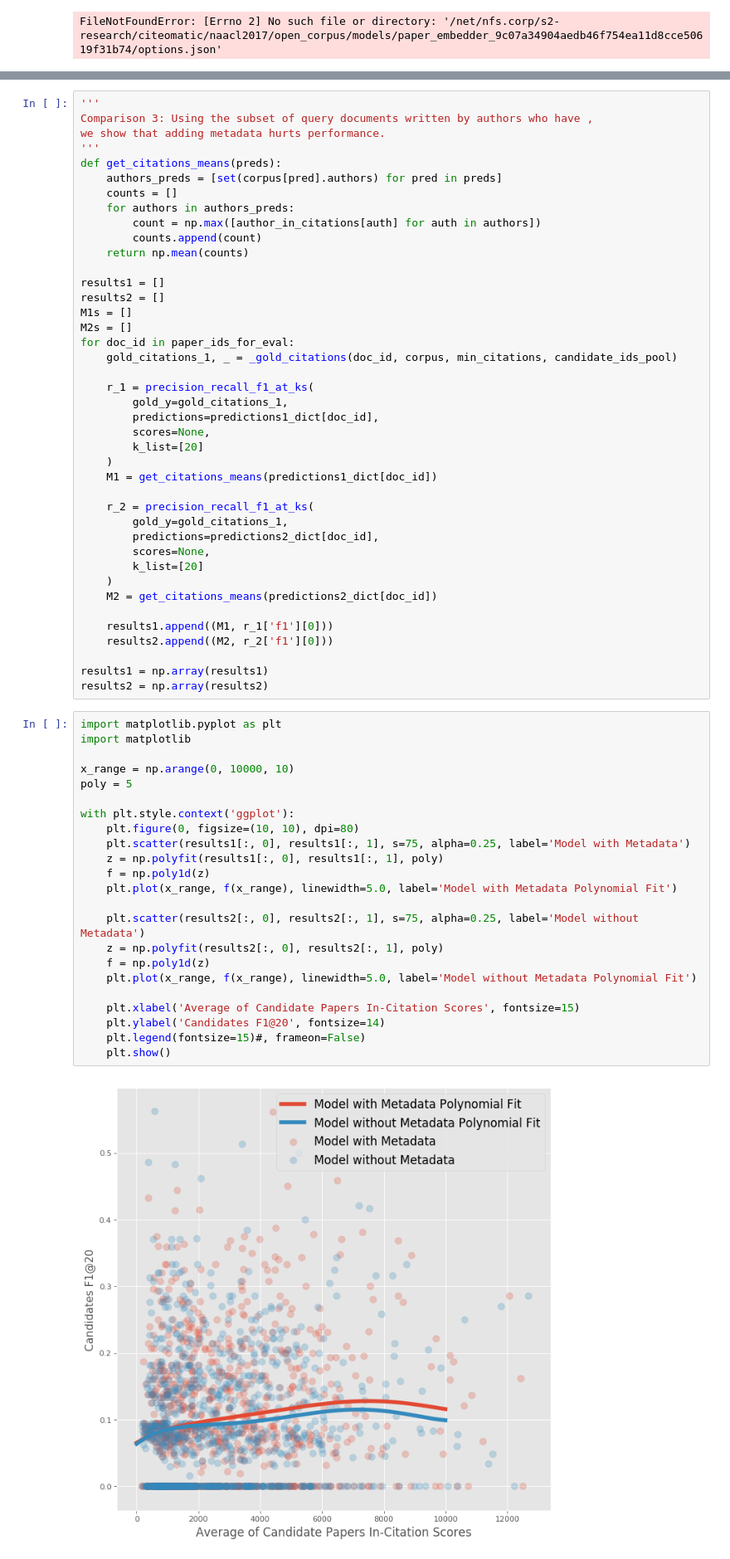
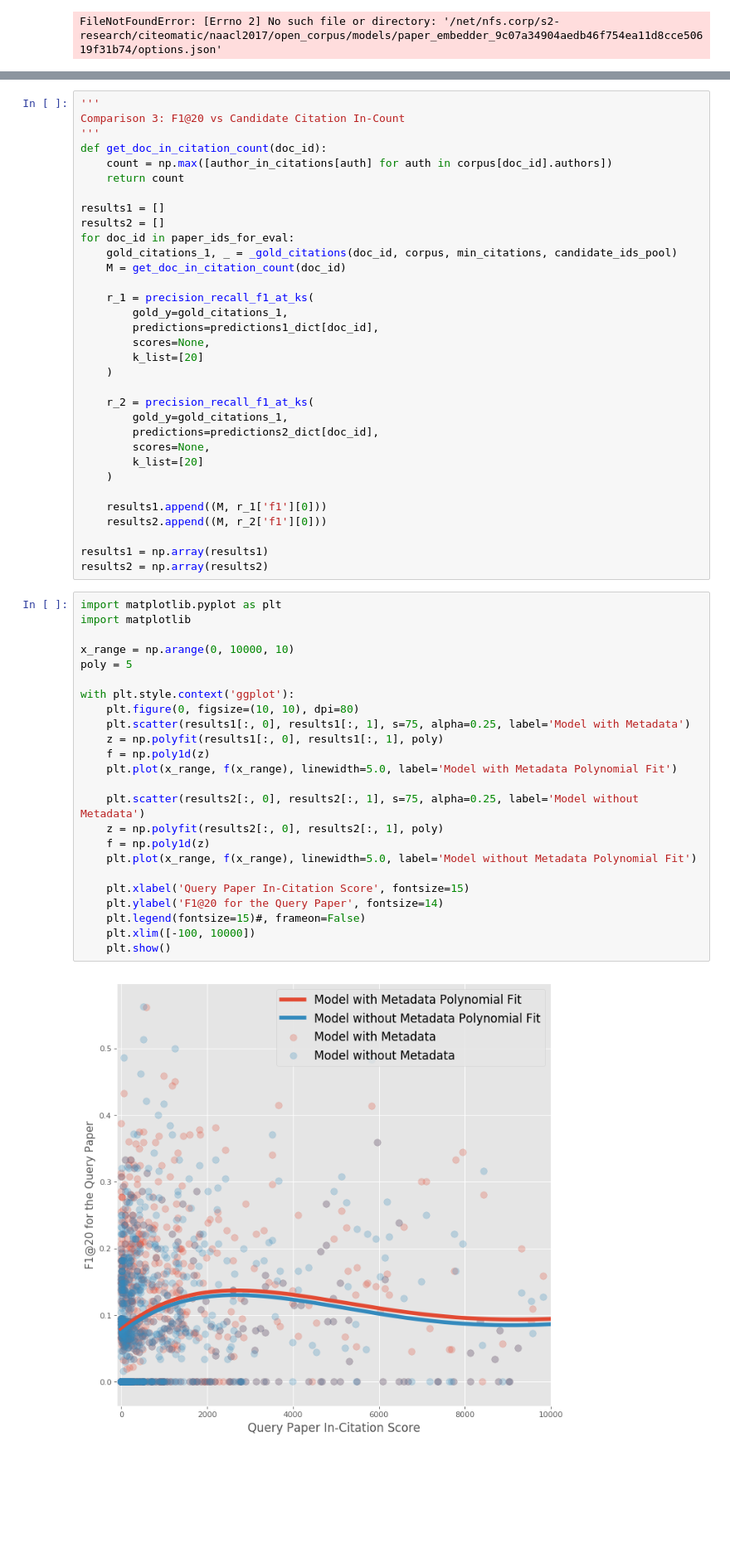
Before and after one commit to allenai/citeomatic, a Jupyter notebook: citeomatic/scripts/bias_experiments.ipynb, the cells around one changed output, grey strips where cells are left out. Shown at 83% size. Cells and saved outputs as stored; diff of their text form; blank space fills up the shorter version.

```diff
--- a/citeomatic/scripts/bias_experiments.ipynb
+++ b/citeomatic/scripts/bias_experiments.ipynb
@@ -212,22 +232,16 @@ Canonical model without metadata: 2668.66590864 18821.979
 # %%
 '''
-Comparison 3: Using the subset of query documents written by authors who have ,
-we show that adding metadata hurts performance.
+Comparison 3: F1@20 vs Candidate Citation In-Count
 '''
-def get_citations_means(preds):
-    authors_preds = [set(corpus[pred].authors) for pred in preds]
-    counts = []
-    for authors in authors_preds:
-        count = np.max([author_in_citations[auth] for auth in authors])
-        counts.append(count)
-    return np.mean(counts)
+def get_doc_in_citation_count(doc_id):
+    count = np.max([author_in_citations[auth] for auth in corpus[doc_id].authors])
+    return count
 
 results1 = []
 results2 = []
-M1s = []
-M2s = []
 for doc_id in paper_ids_for_eval:
     gold_citations_1, _ = _gold_citations(doc_id, corpus, min_citations, candidate_ids_pool)
+    M = get_doc_in_citation_count(doc_id)
 
     r_1 = precision_recall_f1_at_ks(
         gold_y=gold_citations_1,
@@ -235,7 +249,6 @@ for doc_id in paper_ids_for_eval:
         scores=None,
         k_list=[20]
     )
-    M1 = get_citations_means(predictions1_dict[doc_id])
 
     r_2 = precision_recall_f1_at_ks(
         gold_y=gold_citations_1,
@@ -243,35 +256,35 @@ for doc_id in paper_ids_for_eval:
         scores=None,
         k_list=[20]
     )
-    M2 = get_citations_means(predictions2_dict[doc_id])
 
-    results1.append((M1, r_1['f1'][0]))
-    results2.append((M2, r_2['f1'][0]))
+    results1.append((M, r_1['f1'][0]))
+    results2.append((M, r_2['f1'][0]))
 
 results1 = np.array(results1)
 results2 = np.array(results2)
 # %%
 import matplotlib.pyplot as plt
 import matplotlib
 
 x_range = np.arange(0, 10000, 10)
 poly = 5
 
 with plt.style.context('ggplot'):
     plt.figure(0, figsize=(10, 10), dpi=80)
     plt.scatter(results1[:, 0], results1[:, 1], s=75, alpha=0.25, label='Model with Metadata')
     z = np.polyfit(results1[:, 0], results1[:, 1], poly)
     f = np.poly1d(z)
     plt.plot(x_range, f(x_range), linewidth=5.0, label='Model with Metadata Polynomial Fit')
 
     plt.scatter(results2[:, 0], results2[:, 1], s=75, alpha=0.25, label='Model without Metadata')
     z = np.polyfit(results2[:, 0], results2[:, 1], poly)
     f = np.poly1d(z)
     plt.plot(x_range, f(x_range), linewidth=5.0, label='Model without Metadata Polynomial Fit')
 
-    plt.xlabel('Average of Candidate Papers In-Citation Scores', fontsize=15)
-    plt.ylabel('Candidates F1@20', fontsize=14)
+    plt.xlabel('Query Paper In-Citation Score', fontsize=15)
+    plt.ylabel('F1@20 for the Query Paper', fontsize=14)
     plt.legend(fontsize=15)#, frameon=False)
+    plt.xlim([-100, 10000])
     plt.show()
 # %% [output]
-[figure, old version]
+[figure, new version]
```
Also changed, not shown: parts of 2 cells of this notebook.
